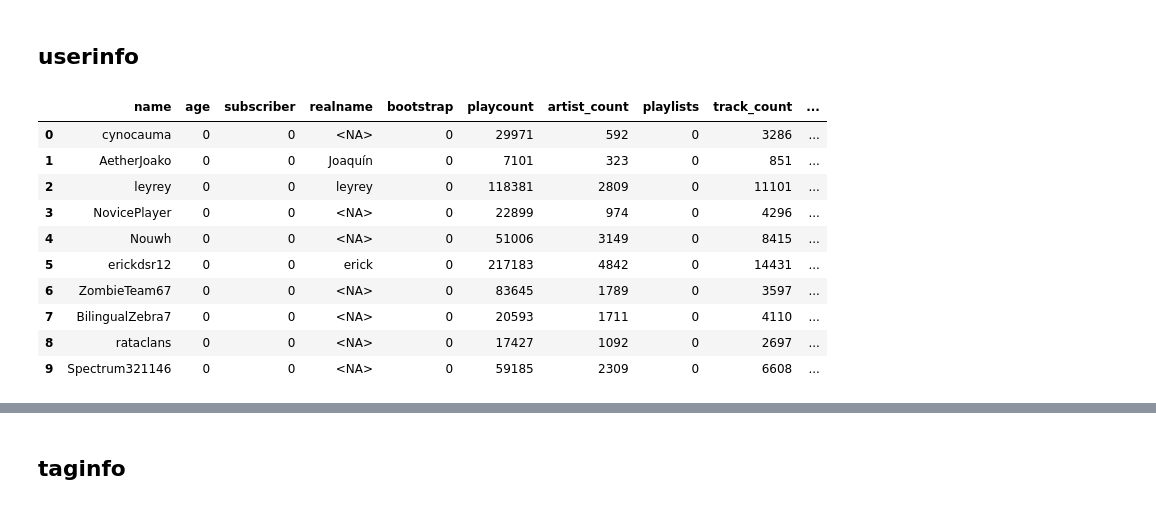
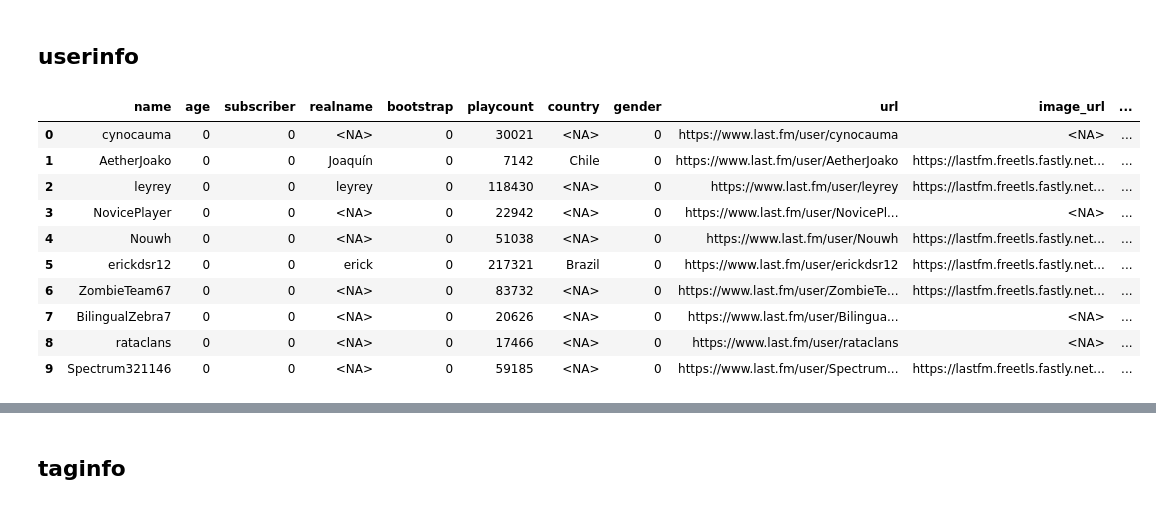
Before and after one commit to boostcampaitech4lv23recsys1/final-project-level3-recsys-02, a Jupyter notebook: API/lastfm.ipynb, the cells around one changed output, grey strips where cells are left out. Cells and saved outputs as stored; diff of their text form; code cells hidden in the pictures.

```diff
--- a/API/lastfm.ipynb
+++ b/API/lastfm.ipynb
@@ -96,8 +96,6 @@ for i, user in enumerate(tqdm(username_list)):
         texts.drop(columns=['album', 'date', 'artist', 'image'], inplace=True)
         dataframe_list.append(texts)
         break
-    if i > 10:
-        break
 data_csv = pd.concat(dataframe_list, ignore_index=True)
 data_csv.rename({'mbid':'track_mbid', 'name':'track_name', 'url':'track_url'})
 data_csv.replace('', np.NaN, inplace=True)
@@ -360,20 +356,20 @@ for i, (track, artist) in enumerate(tqdm(track2artist.items())):
     track['artist_url'] = track['artist']['url']
 
     # track['tag'] = track['toptags'].apply(lambda x: x['tag']) # 태그가 다 없음
-    track['tag'] = list(pd.DataFrame(track['toptags']['tag']).apply(lambda x: (x['name']), axis=1))
+    track['tags'] = list(pd.DataFrame(track['toptags']['tag']).apply(lambda x: (x['name']), axis=1))
     # print(track['tag'])
-    push_tag2id(track['tag'])
+    push_tag2id(track['tags'])
 
     # track['toptags'].apply(lambda x: push_tag2id(x['tag']), axis=1)
     # track['tag'] = track['toptags'].apply(lambda x: x['tag'] if x != list([]) else np.nan)
 
     if 'album' in list(track.keys()):
-        track['album_title'] = track['album']['title']
+        track['album_name'] = track['album']['title']
     #     track['album_url'] = track['album'].apply(lambda x: x['image'][-1]['#text'])
     #     track['album_artist'] = track['album'].apply(lambda x: x['artist'])
     #     track.drop(columns=['album'], inplace=True)
     else:
-        track['album_title'] = np.nan
+        track['album_name'] = np.nan
     #     track['album_url'] = np.nan
     #     track['album_artist'] = np.nan
 
@@ -391,21 +387,17 @@ for i, (track, artist) in enumerate(tqdm(track2artist.items())):
     track.drop(columns=['artist', 'streamable', 'toptags'], inplace=True)
     trackInfo_dataframe_list.append(track)
 
-    if i > 50:
-        break
-
 trackInfo_csv = pd.concat(trackInfo_dataframe_list, ignore_index=True)
-trackInfo_csv.rename(columns={'name':'track_name', 'tag':'track_tag_list'}, inplace=True)
+trackInfo_csv.rename(columns={'name':'track_name', 'tags':'track_tag_list'}, inplace=True)
 trackInfo_csv = trackInfo_csv.astype({
     'track_name':'string',
-    'url':'string',
+    # 'url':'string',
     'duration':'int32',
     'listeners':'int32',
     'playcount':'int32',
     'artist_name':'string',
     'artist_url':'string',
     'track_tag_list':'object',
-    'album_title':'string',
     'artist_url':'string',
     'streamable_text':'int8',
     'streamable_fulltrack':'int8'
@@ -583,54 +579,55 @@ params_user = {
     "api_key": "1a62f2d4937452d62d7426029e4c9997",
     "format": "json",
 }
 
+gender_dict = {'n' : 0}
 userInfo_dataframe_list = []
 for user, i in tqdm(user2id.items()):
     params_user['user'] = user
     user = requests.get(url, params_user).text
     user = json.loads(user)['user']
-    user['image'] = user['image'][-1]['#text']
-    user['registered'] = user['registered']['unixtime']
+    user['image_url'] = user['image'][-1]['#text']
+    user['registered_uts'] = user['registered']['unixtime']
+    # print(user['gender'])
+    user['gender'] = gender_dict[user['gender']]
     user = pd.DataFrame([user])
+    user['follower'] = np.nan
+    user['following'] = np.nan
 
+    user.drop(columns=['playlists', 'image', 'type', 'artist_count', 'track_count', 'album_count', 'image', 'registered'], inplace=True)
     userInfo_dataframe_list.append(user)
 
 userInfo_csv = pd.concat(userInfo_dataframe_list, ignore_index=True)
 userInfo_csv.replace('None', np.NaN, inplace=True)
 userInfo_csv.replace('', np.NaN, inplace=True)
 userInfo_csv = userInfo_csv.astype({
     'name':'string',
     'age':'int',
     'subscriber':'int',
     'realname':'string',
     'bootstrap':'int',
     'playcount':'int',
-    'artist_count':'int',
-    'playlists':'int',
-    'track_count':'int',
-    'album_count':'int',
-    'image':'string',
+    'image_url':'string',
     'realname':'string',
-    'registered':'string', # ?
+    'registered_uts':'string', # ?
     'country':'string',
-    'gender':'string',
+    'gender':'int8',
     'url':'string',
-    'type':'string',
 })
 display(userInfo_csv)
 userInfo_csv.to_csv("userInfo_10.csv", index=False)
 # %% [output]
-|  | name | age | subscriber | realname | bootstrap | playcount | artist_count | playlists | track_count | ... |
-| 0 | cynocauma | 0 | 0 | <NA> | 0 | 29971 | 592 | 0 | 3286 | ... |
-| 1 | AetherJoako | 0 | 0 | Joaquín | 0 | 7101 | 323 | 0 | 851 | ... |
-| 2 | leyrey | 0 | 0 | leyrey | 0 | 118381 | 2809 | 0 | 11101 | ... |
-| 3 | NovicePlayer | 0 | 0 | <NA> | 0 | 22899 | 974 | 0 | 4296 | ... |
-| 4 | Nouwh | 0 | 0 | <NA> | 0 | 51006 | 3149 | 0 | 8415 | ... |
-| 5 | erickdsr12 | 0 | 0 | erick | 0 | 217183 | 4842 | 0 | 14431 | ... |
-| 6 | ZombieTeam67 | 0 | 0 | <NA> | 0 | 83645 | 1789 | 0 | 3597 | ... |
-| 7 | BilingualZebra7 | 0 | 0 | <NA> | 0 | 20593 | 1711 | 0 | 4110 | ... |
-| 8 | rataclans | 0 | 0 | <NA> | 0 | 17427 | 1092 | 0 | 2697 | ... |
-| 9 | Spectrum321146 | 0 | 0 | <NA> | 0 | 59185 | 2309 | 0 | 6608 | ... |
+|  | name | age | subscriber | realname | bootstrap | playcount | country | gender | url | image_url | ... |
+| 0 | cynocauma | 0 | 0 | <NA> | 0 | 30021 | <NA> | 0 | https://www.last.fm/user/cynocauma | <NA> | ... |
+| 1 | AetherJoako | 0 | 0 | Joaquín | 0 | 7142 | Chile | 0 | https://www.last.fm/user/AetherJoako | https://lastfm.freetls.fastly.net... | ... |
+| 2 | leyrey | 0 | 0 | leyrey | 0 | 118430 | <NA> | 0 | https://www.last.fm/user/leyrey | https://lastfm.freetls.fastly.net... | ... |
+| 3 | NovicePlayer | 0 | 0 | <NA> | 0 | 22942 | <NA> | 0 | https://www.last.fm/user/NovicePl... | <NA> | ... |
+| 4 | Nouwh | 0 | 0 | <NA> | 0 | 51038 | <NA> | 0 | https://www.last.fm/user/Nouwh | https://lastfm.freetls.fastly.net... | ... |
+| 5 | erickdsr12 | 0 | 0 | erick | 0 | 217321 | Brazil | 0 | https://www.last.fm/user/erickdsr12 | https://lastfm.freetls.fastly.net... | ... |
+| 6 | ZombieTeam67 | 0 | 0 | <NA> | 0 | 83732 | <NA> | 0 | https://www.last.fm/user/ZombieTe... | https://lastfm.freetls.fastly.net... | ... |
+| 7 | BilingualZebra7 | 0 | 0 | <NA> | 0 | 20626 | <NA> | 0 | https://www.last.fm/user/Bilingua... | <NA> | ... |
+| 8 | rataclans | 0 | 0 | <NA> | 0 | 17466 | <NA> | 0 | https://www.last.fm/user/rataclans | <NA> | ... |
+| 9 | Spectrum321146 | 0 | 0 | <NA> | 0 | 59185 | <NA> | 0 | https://www.last.fm/user/Spectrum... | https://lastfm.freetls.fastly.net... | ... |
 # %%
 userInfo_csv.dtypes
 # %% [output]
```
Also changed, not shown: parts of 4 cells of this notebook, 1 other file.
